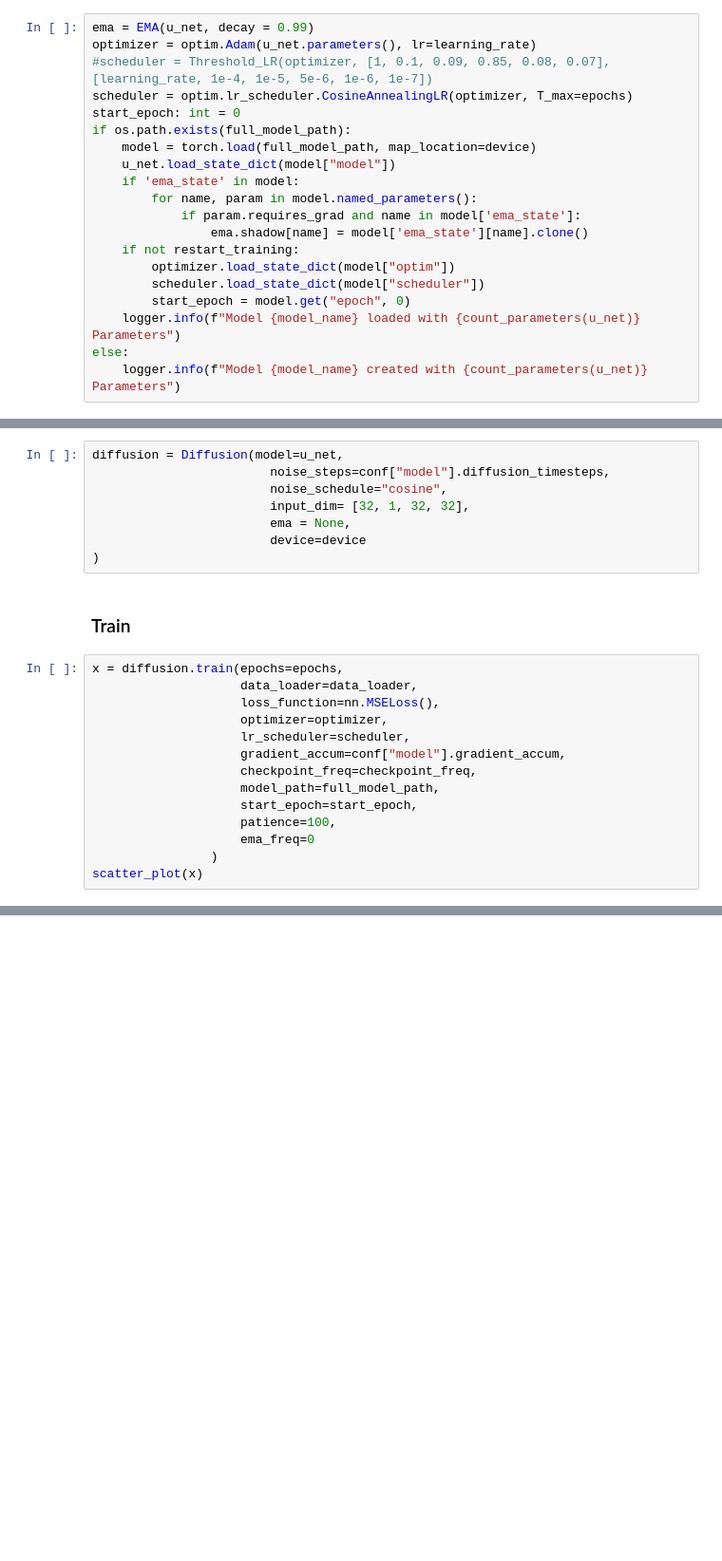
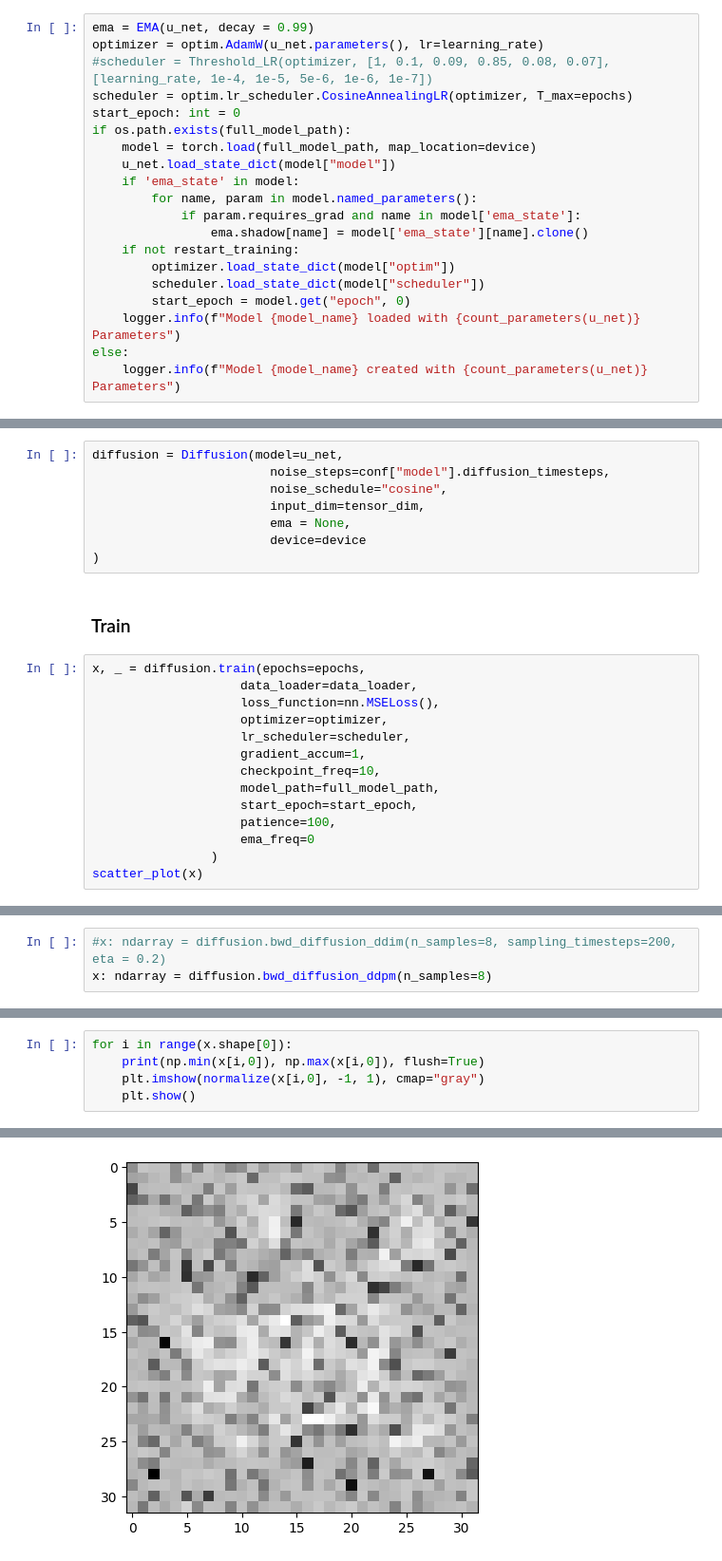
Before and after one commit to FinianLandes/MA_Diffusion, a Jupyter notebook: MainScripts/Train Diffusion.ipynb, the cells around one changed output, grey strips where cells are left out. Shown: that part at 95% size. Drawn from its saved outputs; the diff is of its cells as text; blank space fills up the shorter version.

Commit message:
Added full implementation based on adio-diffusion

```diff
--- a/MainScripts/Train Diffusion.ipynb
+++ b/MainScripts/Train Diffusion.ipynb
@@ -113,7 +146,7 @@ u_net = U_NET(in_channels=1,
 U-Net loading if possible
 # %%
 ema = EMA(u_net, decay = 0.99)
-optimizer = optim.Adam(u_net.parameters(), lr=learning_rate)
+optimizer = optim.AdamW(u_net.parameters(), lr=learning_rate)
 #scheduler = Threshold_LR(optimizer, [1, 0.1, 0.09, 0.85, 0.08, 0.07], [learning_rate, 1e-4, 1e-5, 5e-6, 1e-6, 1e-7])
 scheduler = optim.lr_scheduler.CosineAnnealingLR(optimizer, T_max=epochs)
 start_epoch: int = 0
@@ -139,20 +181,20 @@ Diffusion
 diffusion = Diffusion(model=u_net,
                         noise_steps=conf["model"].diffusion_timesteps,
                         noise_schedule="cosine",
-                        input_dim= [32, 1, 32, 32],
+                        input_dim=tensor_dim,
                         ema = None,
                         device=device
 )
 # %% [markdown]
 ### Train
 # %%
-x = diffusion.train(epochs=epochs,
+x, _ = diffusion.train(epochs=epochs,
                     data_loader=data_loader,
                     loss_function=nn.MSELoss(),
                     optimizer=optimizer,
                     lr_scheduler=scheduler,
-                    gradient_accum=conf["model"].gradient_accum,
-                    checkpoint_freq=checkpoint_freq,
+                    gradient_accum=1,
+                    checkpoint_freq=10,
                     model_path=full_model_path,
                     start_epoch=start_epoch,
                     patience=100,
@@ -163,0 +223,3 @@ scatter_plot(x)
+# %%
+#x: ndarray = diffusion.bwd_diffusion_ddim(n_samples=8, sampling_timesteps=200, eta = 0.2)
+x: ndarray = diffusion.bwd_diffusion_ddpm(n_samples=8)
@@ -163,0 +229,6 @@ scatter_plot(x)
+# %%
+for i in range(x.shape[0]):
+    print(np.min(x[i,0]), np.max(x[i,0]), flush=True)
+    plt.imshow(normalize(x[i,0], -1, 1), cmap="gray")
+    plt.show()
+# %% [output]
@@ -163,0 +236 @@ scatter_plot(x)
+[figure, added]
```
Also changed, not shown: parts of 13 cells of this notebook, 5 other files.
